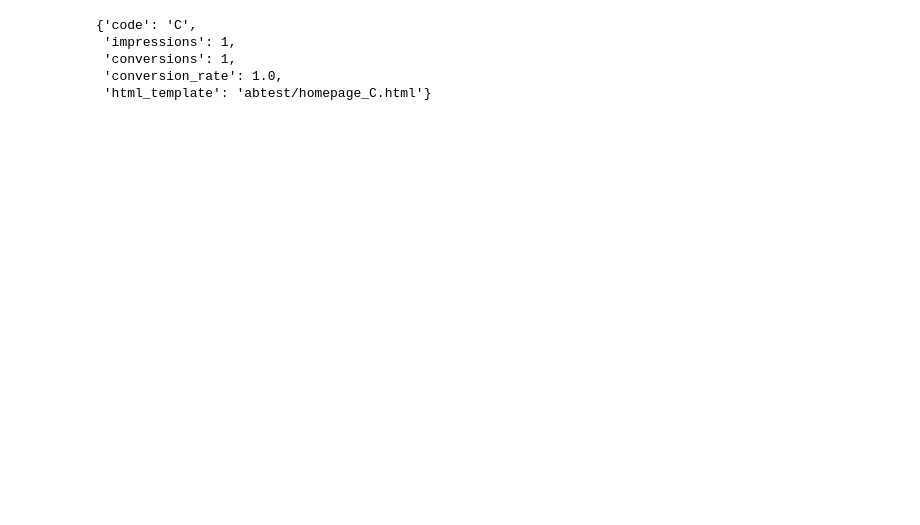
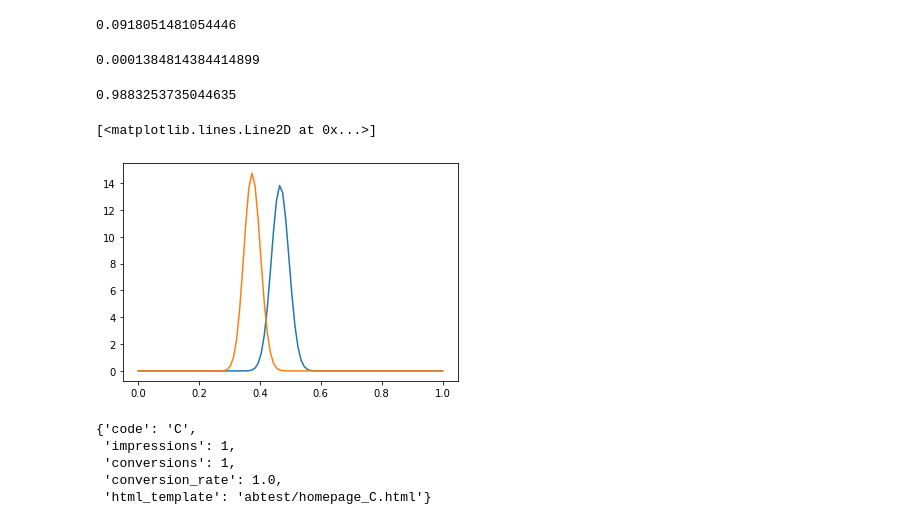
Before and after one commit to royhzq/bayesian-ab-django, a Jupyter notebook: bayesian_ab/Working.ipynb, the cells around one changed output. Saved outputs shown, nothing was run; the diff lists cells and outputs as text; code cells hidden in the pictures; blank space fills up the shorter version.

```diff
--- a/bayesian_ab/Working.ipynb
+++ b/bayesian_ab/Working.ipynb
@@ -14,3 +118,25 @@ np.random.beta(10,30)
+# %%
+
+
+a,b,c,d = 140,160, 120,200
+# %%
+loss(a,b,c,d)
+# %% [output]
+0.0918051481054446
+# %%
+loss(c,d,a,b)
+# %% [output]
+0.0001384814384414899
+# %%
+h(a,b,c+1,d)
+# %% [output]
+0.9883253735044635
+# %%
+plt.plot(np.linspace(0,1,100), scipy.stats.beta.pdf(np.linspace(0,1,100), a,b))
+plt.plot(np.linspace(0,1,100), scipy.stats.beta.pdf(np.linspace(0,1,100), c,d))
+# %% [output]
+[<matplotlib.lines.Line2D at 0x...>]
+[figure, added]
 # %%
 var_A ={'code': 'A', 'impressions': 1, 'conversions': 1, 'conversion_rate': 1.0, 'html_template': 'abtest/homepage_A.html'}
 var_B ={'code': 'B', 'impressions': 1, 'conversions': 1, 'conversion_rate': 1.0, 'html_template': 'abtest/homepage_B.html'}
```
Also changed, not shown: parts of 20 cells of this notebook, 3 other files.
